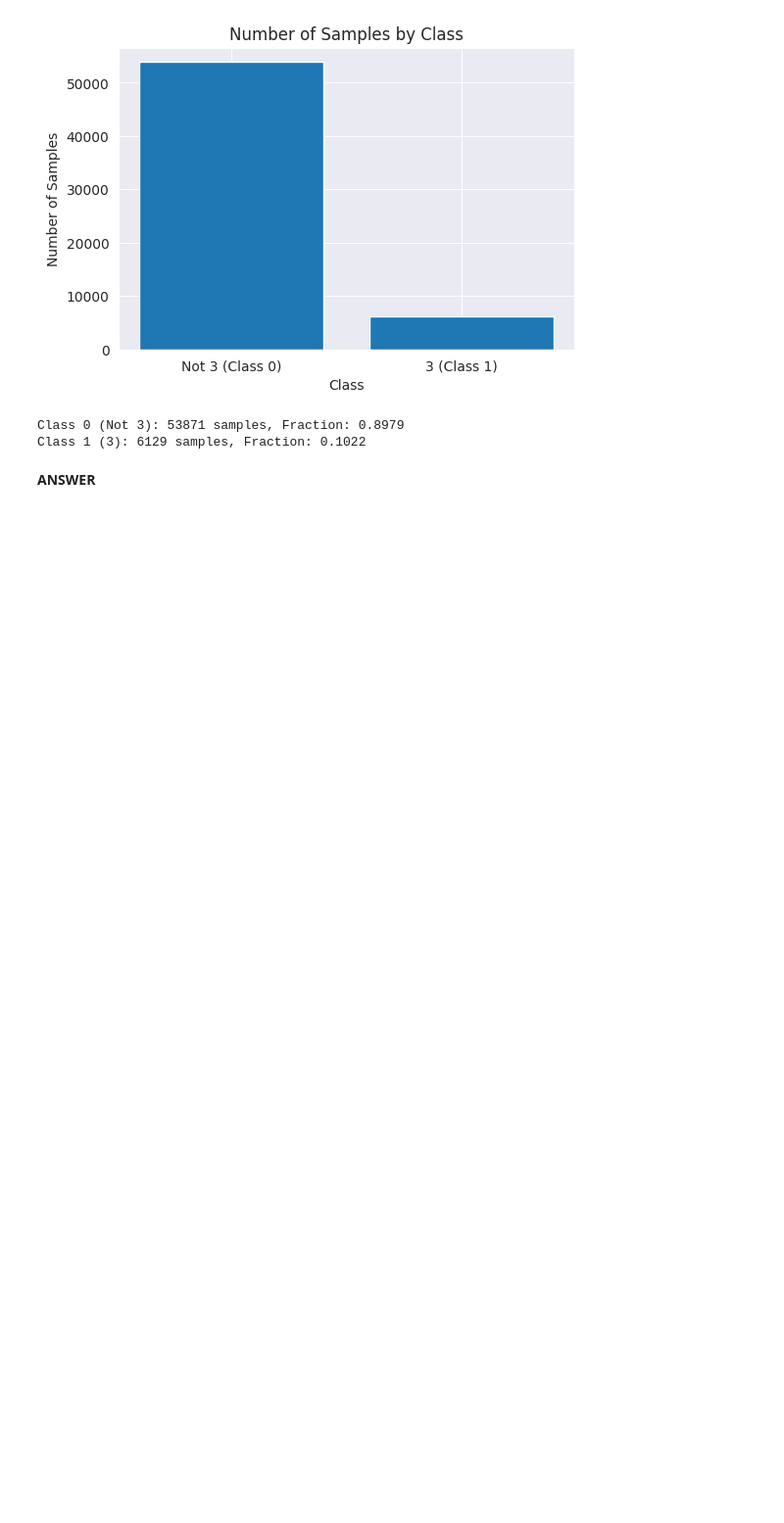
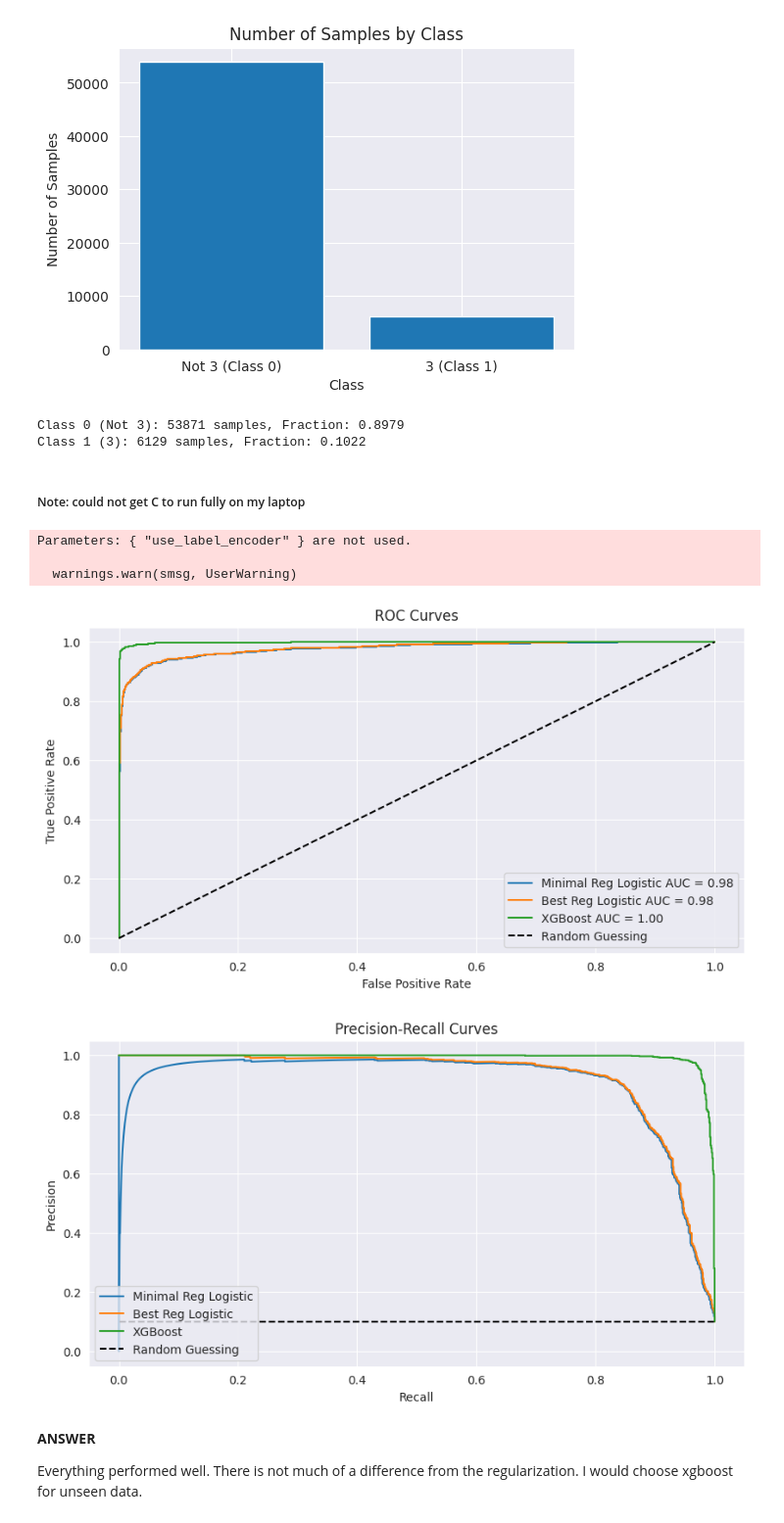
Before and after one commit to lorn-jaeger/CSCI-447, a Jupyter notebook: assignments/Assignment_3.ipynb, the cells around one changed output. Shown: that part at 98% size. Drawn from its saved outputs; the diff is of its cells as text; code cells hidden in the pictures; blank space fills up the shorter version.

```diff
--- a/assignments/Assignment_3.ipynb
+++ b/assignments/Assignment_3.ipynb
@@ -567,73 +466,65 @@ best_C
+# %% [markdown]
+##### Note: could not get C to run fully on my laptop
 # %%
+# (d)
 from sklearn.linear_model import LogisticRegression
 from sklearn.metrics import roc_curve, precision_recall_curve, auc
 import xgboost as xgb
 
-# Train logistic regression with minimal regularization (C=1e100)
 model_minimal_reg = LogisticRegression(penalty='l1', solver='liblinear', C=1e100, max_iter=1000)
 model_minimal_reg.fit(X_train, y_train)
 
-# Train logistic regression with best regularization (using the best C from earlier)
-best_C = 1  # Placeholder, replace with the appropriate value from your previous step
+best_C = 10
 model_best_reg = LogisticRegression(penalty='l1', solver='liblinear', C=best_C, max_iter=1000)
 model_best_reg.fit(X_train, y_train)
 
-# Train XGBoost classifier
 xgb_model = xgb.XGBClassifier(use_label_encoder=False, eval_metric='logloss')
 xgb_model.fit(X_train, y_train)
 
-# Get predicted probabilities
 y_probs_minimal_reg = model_minimal_reg.predict_proba(X_test)[:, 1]
 y_probs_best_reg = model_best_reg.predict_proba(X_test)[:, 1]
 y_probs_xgb = xgb_model.predict_proba(X_test)[:, 1]
 
-# Compute ROC curves and AUCs
 fpr_min, tpr_min, _ = roc_curve(y_test, y_probs_minimal_reg)
 fpr_best, tpr_best, _ = roc_curve(y_test, y_probs_best_reg)
 fpr_xgb, tpr_xgb, _ = roc_curve(y_test, y_probs_xgb)
 
 roc_auc_min = auc(fpr_min, tpr_min)
 roc_auc_best = auc(fpr_best, tpr_best)
 roc_auc_xgb = auc(fpr_xgb, tpr_xgb)
 
-# Compute Precision-Recall curves
 precision_min, recall_min, _ = precision_recall_curve(y_test, y_probs_minimal_reg)
 precision_best, recall_best, _ = precision_recall_curve(y_test, y_probs_best_reg)
 precision_xgb, recall_xgb, _ = precision_recall_curve(y_test, y_probs_xgb)
 
-# Plot ROC curves
 plt.figure(figsize=(10, 5))
 plt.plot(fpr_min, tpr_min, label=f'Minimal Reg Logistic AUC = {roc_auc_min:.2f}')
 plt.plot(fpr_best, tpr_best, label=f'Best Reg Logistic AUC = {roc_auc_best:.2f}')
 plt.plot(fpr_xgb, tpr_xgb, label=f'XGBoost AUC = {roc_auc_xgb:.2f}')
 plt.plot([0, 1], [0, 1], 'k--', label='Random Guessing')
 plt.xlabel('False Positive Rate')
 plt.ylabel('True Positive Rate')
 plt.title('ROC Curves')
 plt.legend(loc='lower right')
 plt.show()
 
-# Plot Precision-Recall curves
 plt.figure(figsize=(10, 5))
 plt.plot(recall_min, precision_min, label='Minimal Reg Logistic')
 plt.plot(recall_best, precision_best, label='Best Reg Logistic')
 plt.plot(recall_xgb, precision_xgb, label='XGBoost')
 plt.plot([0, 1], [sum(y_test) / len(y_test)] * 2, 'k--', label='Random Guessing')
 plt.xlabel('Recall')
 plt.ylabel('Precision')
 plt.title('Precision-Recall Curves')
 plt.legend(loc='lower left')
 plt.show()
-
-# Summarize results
-print(f"ROC AUC - Minimal Reg Logistic: {roc_auc_min:.2f}")
-print(f"ROC AUC - Best Reg Logistic: {roc_auc_best:.2f}")
-print(f"ROC AUC - XGBoost: {roc_auc_xgb:.2f}")
-
-print("\nPerformance Summary:")
-print("The minimal regularization logistic regression model shows higher variance due to its lack of constraint.")
-print("The best regularization logistic regression balances bias and variance, showing improved generalization.")
-print("XGBoost, known for its boosting technique, achieves high performance by combining weak learners.")
-print("For unseen data, XGBoost would likely perform best due to its robustness and ability to handle feature interactions.")
+# %% [output]
+Parameters: { "use_label_encoder" } are not used.
+
+  warnings.warn(smsg, UserWarning)
+[figure, added]
+[figure, added]
-# %% [markdown]
-**ANSWER**
+# %% [markdown]
+**ANSWER**
+
+Everything performed well. There is not much of a difference from the regularization. I would choose xgboost for unseen data.
```
Also changed, not shown: parts of 13 cells of this notebook.
